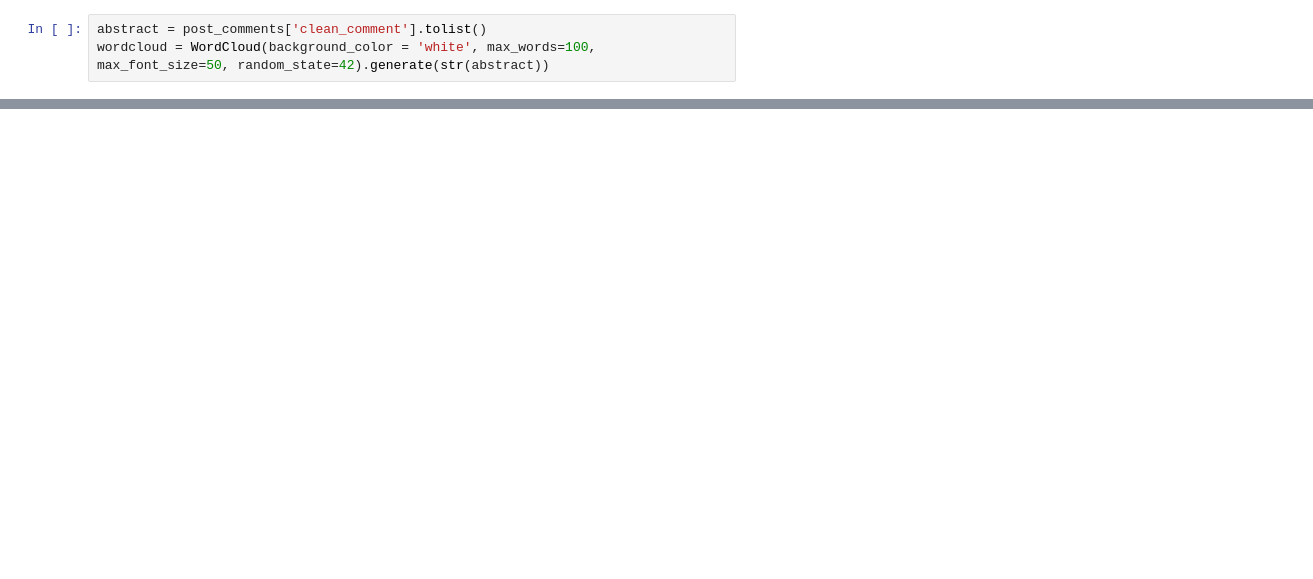
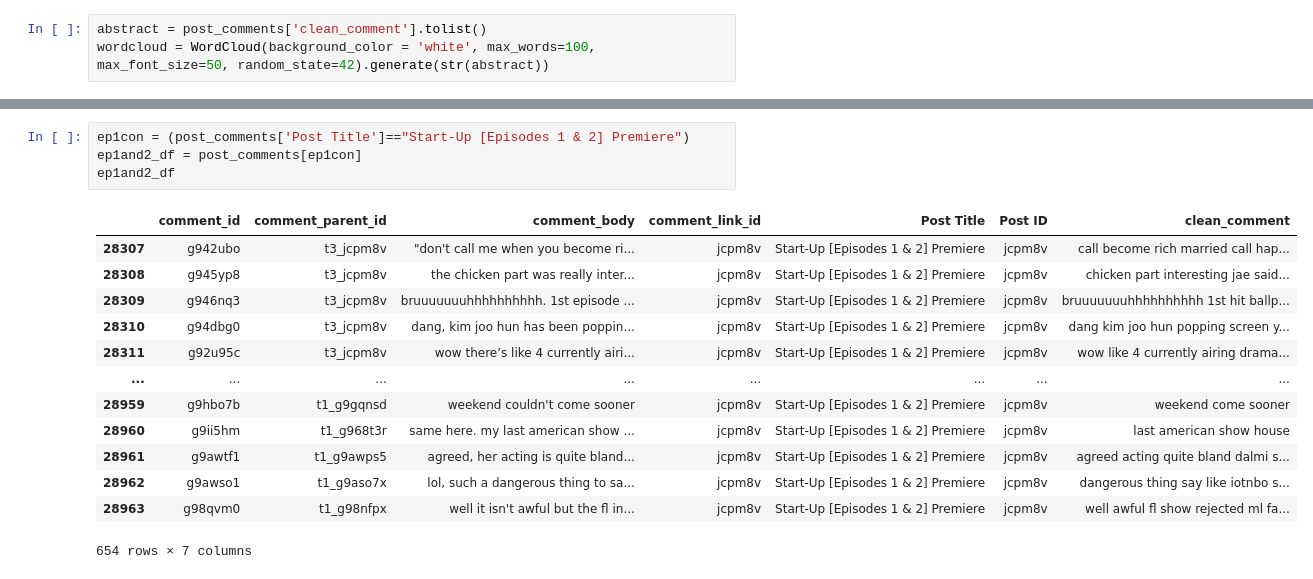
Before and after one commit to limsuying/miniproject2, a Jupyter notebook: Untitled.ipynb, the cells around one changed output, grey strips where cells are left out. Drawn from its saved outputs; the diff is of its cells as text; blank space fills up the shorter version.

```diff
--- a/Untitled.ipynb
+++ b/Untitled.ipynb
@@ -103,0 +210,18 @@ fig.savefig('word1.png', dpi=300)
+# %%
+ep1con = (post_comments['Post Title']=="Start-Up [Episodes 1 & 2] Premiere")
+ep1and2_df = post_comments[ep1con]
+ep1and2_df
+# %% [output]
+|  | comment_id | comment_parent_id | comment_body | comment_link_id | Post Title | Post ID | clean_comment |
+| 28307 | g942ubo | t3_jcpm8v | "don't call me when you become ri... | jcpm8v | Start-Up [Episodes 1 & 2] Premiere | jcpm8v | call become rich married call hap... |
+| 28308 | g945yp8 | t3_jcpm8v | the chicken part was really inter... | jcpm8v | Start-Up [Episodes 1 & 2] Premiere | jcpm8v | chicken part interesting jae said... |
+| 28309 | g946nq3 | t3_jcpm8v | bruuuuuuuhhhhhhhhhh. 1st episode ... | jcpm8v | Start-Up [Episodes 1 & 2] Premiere | jcpm8v | bruuuuuuuhhhhhhhhhh 1st hit ballp... |
+| 28310 | g94dbg0 | t3_jcpm8v | dang, kim joo hun has been poppin... | jcpm8v | Start-Up [Episodes 1 & 2] Premiere | jcpm8v | dang kim joo hun popping screen y... |
+| 28311 | g92u95c | t3_jcpm8v | wow there’s like 4 currently airi... | jcpm8v | Start-Up [Episodes 1 & 2] Premiere | jcpm8v | wow like 4 currently airing drama... |
+| ... | ... | ... | ... | ... | ... | ... | ... |
+| 28959 | g9hbo7b | t1_g9gqnsd | weekend couldn't come sooner | jcpm8v | Start-Up [Episodes 1 & 2] Premiere | jcpm8v | weekend come sooner |
+| 28960 | g9ii5hm | t1_g968t3r | same here. my last american show ... | jcpm8v | Start-Up [Episodes 1 & 2] Premiere | jcpm8v | last american show house |
+| 28961 | g9awtf1 | t1_g9awps5 | agreed, her acting is quite bland... | jcpm8v | Start-Up [Episodes 1 & 2] Premiere | jcpm8v | agreed acting quite bland dalmi s... |
+| 28962 | g9awso1 | t1_g9aso7x | lol, such a dangerous thing to sa... | jcpm8v | Start-Up [Episodes 1 & 2] Premiere | jcpm8v | dangerous thing say like iotnbo s... |
+| 28963 | g98qvm0 | t1_g98nfpx | well it isn't awful but the fl in... | jcpm8v | Start-Up [Episodes 1 & 2] Premiere | jcpm8v | well awful fl show rejected ml fa... |
+654 rows × 7 columns
```
Also changed, not shown: parts of 11 cells of this notebook, 4 other files.
